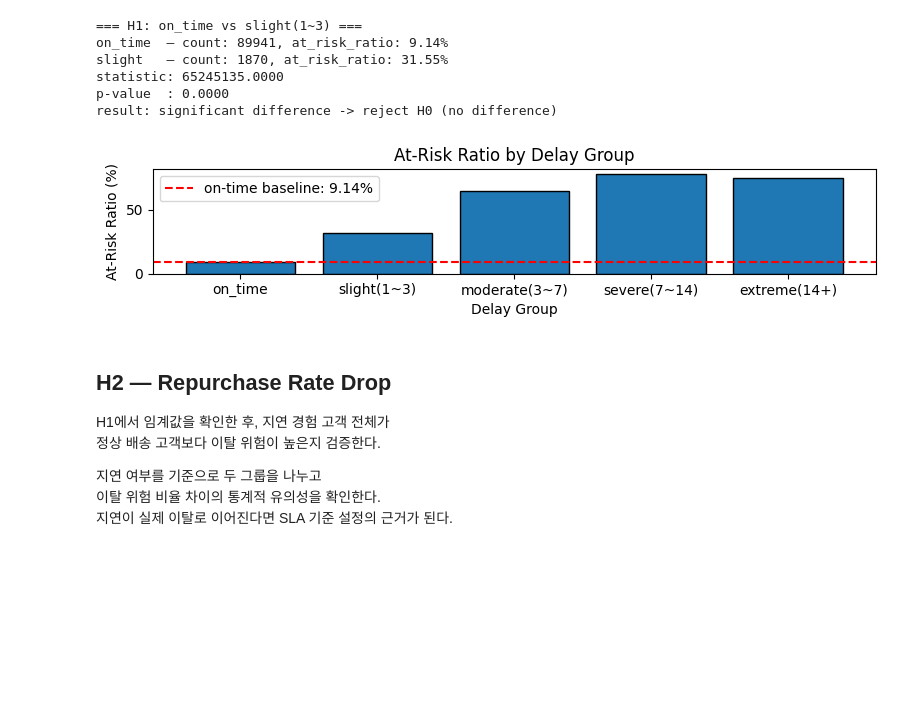
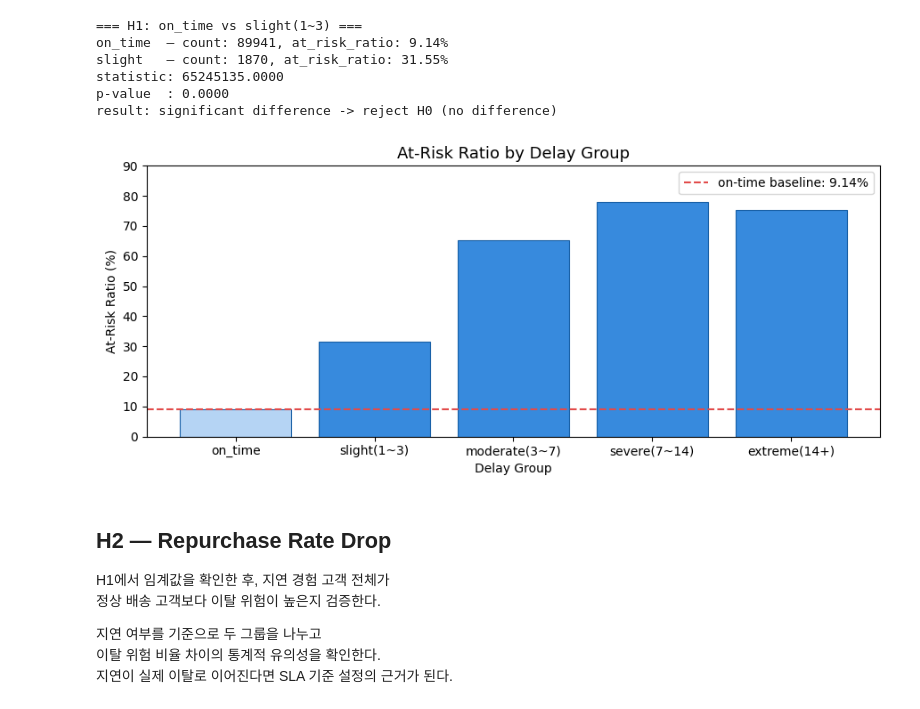
Before and after one commit to chlnaa/delivery-delay-impact-analysis, a Jupyter notebook: notebooks/02_hypothesis_testing.ipynb, the cells around one changed output. Drawn from its saved outputs; the diff is of its cells as text; code cells hidden in the pictures; blank space fills up the shorter version.

Commit message:
feat(hypothesis_testing): improve hypothesis testing visualizations

```diff
--- a/notebooks/02_hypothesis_testing.ipynb
+++ b/notebooks/02_hypothesis_testing.ipynb
@@ -147,24 +147,25 @@ statistic: 65245135.0000
 p-value  : 0.0000
 result: significant difference -> reject H0 (no difference)
 # %%
-# Visualize at-risk ratio by delay group
-baseline = group_stats.query("delay_group == 'on_time'")['at_risk_ratio'].values
+baseline = group_stats.query("delay_group == 'on_time'")['at_risk_ratio'].values[0]
 
-plt.figure(figsize=(8, 2))
-plt.bar(group_stats['delay_group'].astype(str),
-        group_stats['at_risk_ratio'], edgecolor='black')
-
-if len(baseline) > 0:
-    plt.axhline(baseline[0], color='red', linestyle='--', label=f'on-time baseline: {baseline[0]}%')
-
-plt.title('At-Risk Ratio by Delay Group')
-plt.xlabel('Delay Group')
-plt.ylabel('At-Risk Ratio (%)')
-plt.legend()
+fig, ax = plt.subplots(figsize=(9, 4))
+colors = ['#B5D4F4' if g == 'on_time' else '#378ADD'
+          for g in group_stats['delay_group'].astype(str)]
+bars = ax.bar(group_stats['delay_group'].astype(str),
+              group_stats['at_risk_ratio'],
+              color=colors, edgecolor='#185FA5', linewidth=0.8)
+ax.axhline(baseline, color='#E24B4A', linestyle='--', linewidth=1.5,
+           label=f'on-time baseline: {baseline:.2f}%')
+ax.set_title('At-Risk Ratio by Delay Group', fontsize=13)
+ax.set_xlabel('Delay Group')
+ax.set_ylabel('At-Risk Ratio (%)')
+ax.set_ylim(0, 90)
+ax.legend()
 plt.tight_layout()
 plt.show()
 # %% [output]
-[figure, old version]
+[figure, new version]
 # %% [markdown]
 ## H2 — Repurchase Rate Drop
 
```
Also changed, not shown: parts of 2 cells of this notebook.
